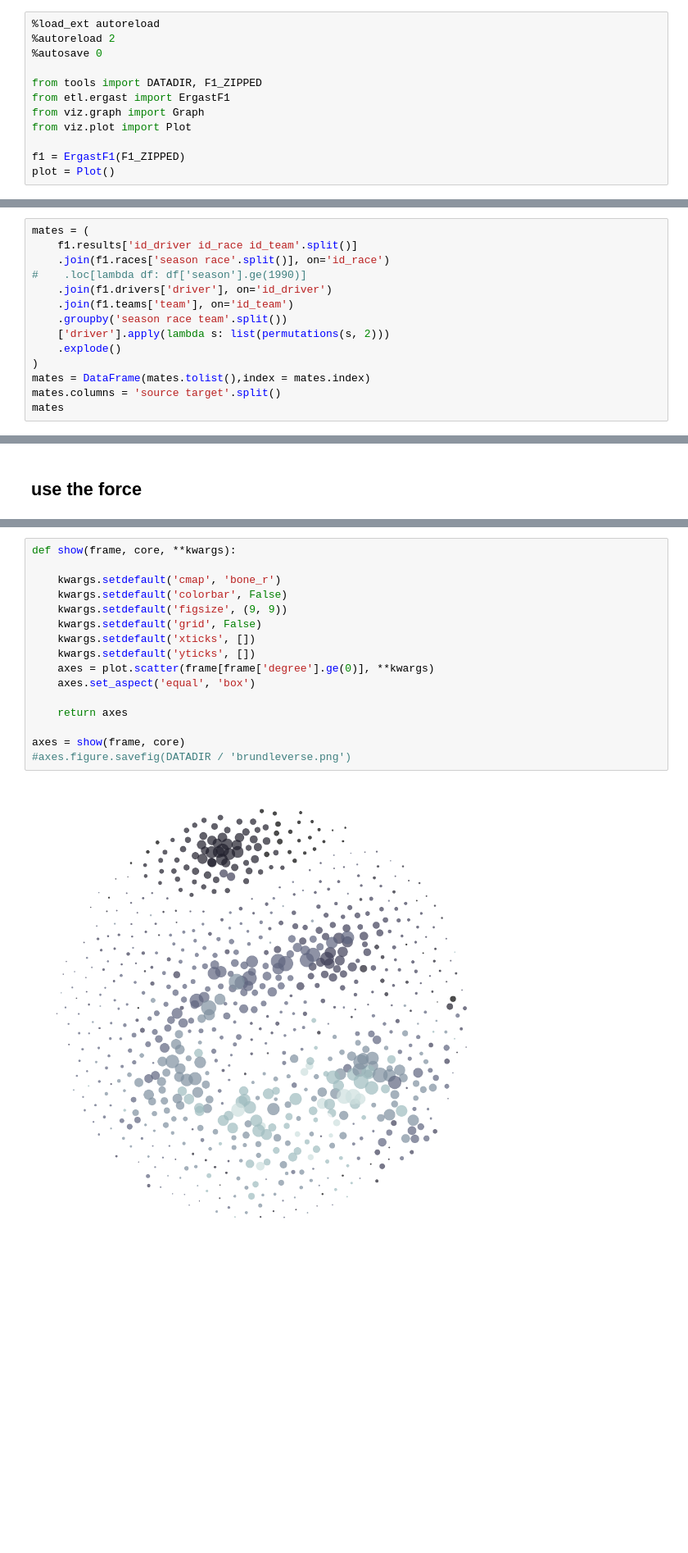
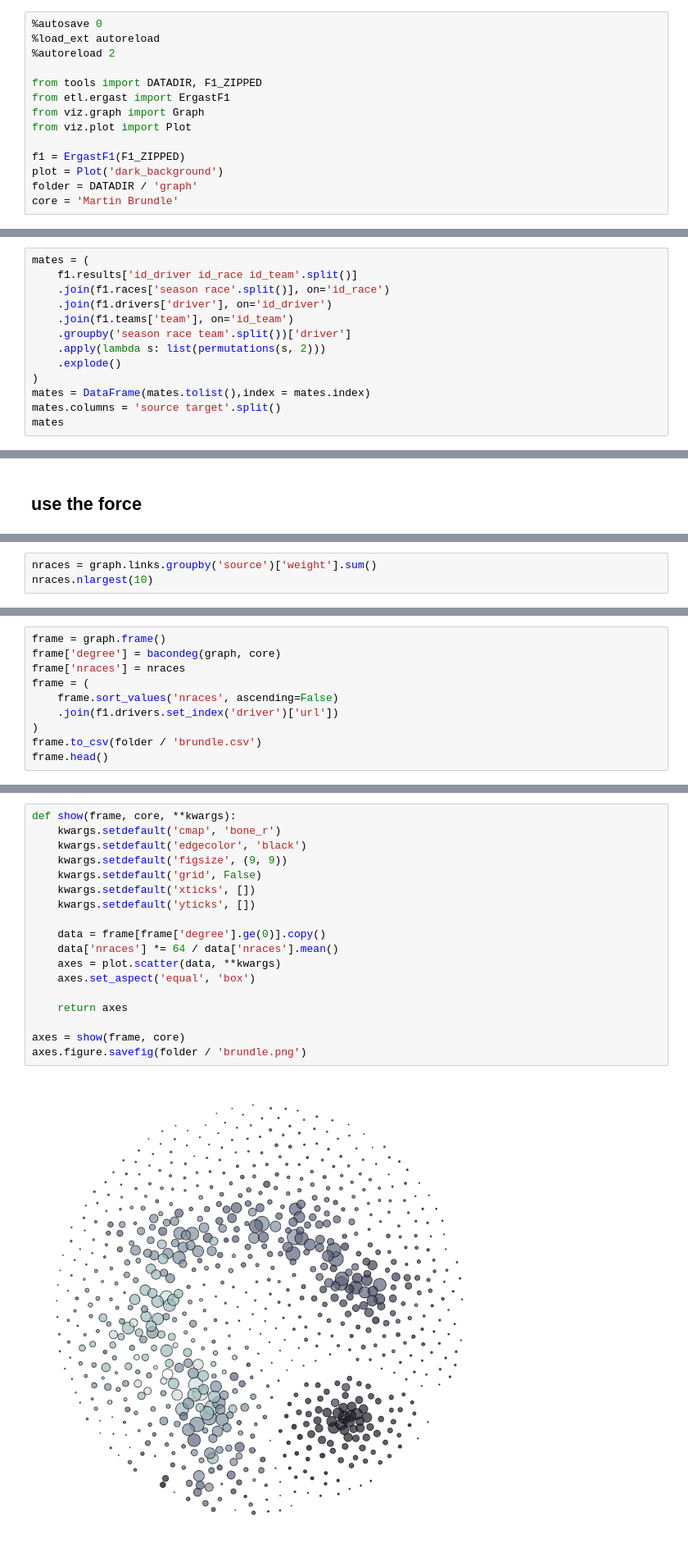
Before and after one commit to samkennerly/kingofsnake, a Jupyter notebook: books/viz/graph.ipynb, the cells around one changed output, grey strips where cells are left out. Shown: that part at 82% size. Saved outputs shown, nothing was run; the diff lists cells and outputs as text; blank space fills up the shorter version.

```diff
--- a/books/viz/graph.ipynb
+++ b/books/viz/graph.ipynb
@@ -1,7 +4,7 @@
 # %%
+%autosave 0
 %load_ext autoreload
 %autoreload 2
-%autosave 0
 
 from tools import DATADIR, F1_ZIPPED
 from etl.ergast import ErgastF1
@@ -9,7 +12,9 @@ from viz.graph import Graph
 from viz.plot import Plot
 
 f1 = ErgastF1(F1_ZIPPED)
-plot = Plot()
+plot = Plot('dark_background')
+folder = DATADIR / 'graph'
+core = 'Martin Brundle'
 # %% [output]
 Autosave disabled
 # %%
@@ -22,11 +24,10 @@ Count races for each (driver, driver) pair of teammates.
 mates = (
     f1.results['id_driver id_race id_team'.split()]
     .join(f1.races['season race'.split()], on='id_race')
-#    .loc[lambda df: df['season'].ge(1990)]
     .join(f1.drivers['driver'], on='id_driver')
     .join(f1.teams['team'], on='id_team')
-    .groupby('season race team'.split())
-    ['driver'].apply(lambda s: list(permutations(s, 2)))
+    .groupby('season race team'.split())['driver']
+    .apply(lambda s: list(permutations(s, 2)))
     .explode()
 )
 mates = DataFrame(mates.tolist(),index = mates.index)
@@ -157,0 +159,3 @@ frame = frame.sort_values('size')
+# %%
+nraces = graph.links.groupby('source')['weight'].sum()
+nraces.nlargest(10)
@@ -157,0 +175,10 @@ frame = frame.sort_values('size')
+# %%
+frame = graph.frame()
+frame['degree'] = bacondeg(graph, core)
+frame['nraces'] = nraces
+frame = (
+    frame.sort_values('nraces', ascending=False)
+    .join(f1.drivers.set_index('driver')['url'])
+)
+frame.to_csv(folder / 'brundle.csv')
+frame.head()
@@ -158,18 +192,20 @@ frame = frame.sort_values('size')
 # %%
 def show(frame, core, **kwargs):
-
     kwargs.setdefault('cmap', 'bone_r')
-    kwargs.setdefault('colorbar', False)
+    kwargs.setdefault('edgecolor', 'black')
     kwargs.setdefault('figsize', (9, 9))
     kwargs.setdefault('grid', False)
     kwargs.setdefault('xticks', [])
     kwargs.setdefault('yticks', [])
-    axes = plot.scatter(frame[frame['degree'].ge(0)], **kwargs)
+
+    data = frame[frame['degree'].ge(0)].copy()
+    data['nraces'] *= 64 / data['nraces'].mean()
+    axes = plot.scatter(data, **kwargs)
     axes.set_aspect('equal', 'box')
 
     return axes
 
 axes = show(frame, core)
-#axes.figure.savefig(DATADIR / 'brundleverse.png')
+axes.figure.savefig(folder / 'brundle.png')
 # %% [output]
-[figure, old version]
+[figure, new version]
```
Also changed, not shown: parts of 14 cells of this notebook, 1 other file.
